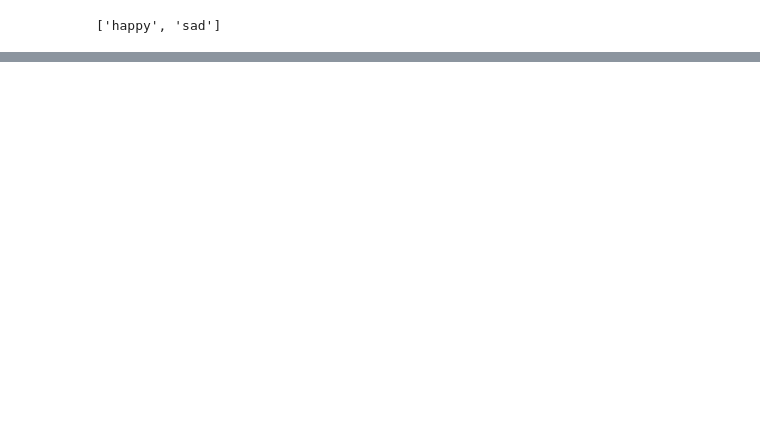
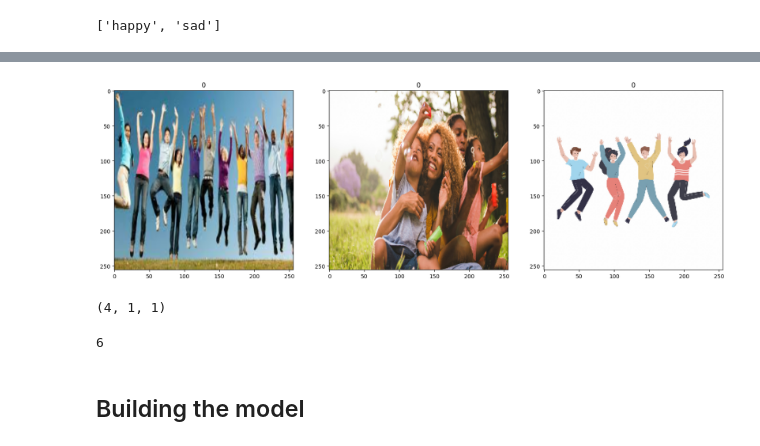
Before and after one commit to SheshamJoseph/Happy_Sad_Image_Classifier, a Jupyter notebook: happy_sad_image_classifier.ipynb, the cells around one changed output, grey strips where cells are left out. Drawn from its saved outputs; the diff is of its cells as text; code cells hidden in the pictures; blank space fills up the shorter version.

Commit message:
created, trained and evaluated model

```diff
--- a/happy_sad_image_classifier.ipynb
+++ b/happy_sad_image_classifier.ipynb
@@ -99,0 +99,7 @@ class_names
+# %%
+# preview a sample
+image_batch, label_batch = dataset.as_numpy_iterator().next()
+fig, ax = plt.subplots(ncols=3, figsize=(20,20))
+for idx, img in enumerate(image_batch[:3]):
+    ax[idx].imshow(img.astype(int))
+    ax[idx].title.set_text(class_names[label_batch[idx]])
@@ -99,0 +110,3 @@ class_names
+# %%
+# first scale the dataset
+data = dataset.map(lambda x,y: (x/255, y))
@@ -99,0 +141,10 @@ class_names
+# %%
+scaled_iterator = data.as_numpy_iterator()
+batch = scaled_iterator.next()
+# %%
+fig, ax = plt.subplots(ncols=3, figsize=(20,20))
+for idx, img in enumerate(batch[0][:3]):
+    ax[idx].imshow(img)
+    ax[idx].title.set_text(batch[1][idx])
+# %% [output]
+[figure, added]
@@ -99,0 +156,8 @@ class_names
+# %%
+train_size, test_size, val_size
+# %% [output]
+(4, 1, 1)
+# %%
+len(dataset)
+# %% [output]
+6
@@ -99,0 +168,2 @@ class_names
+# %% [markdown]
+## Building the model
```
Also changed, not shown: parts of 32 cells of this notebook.
